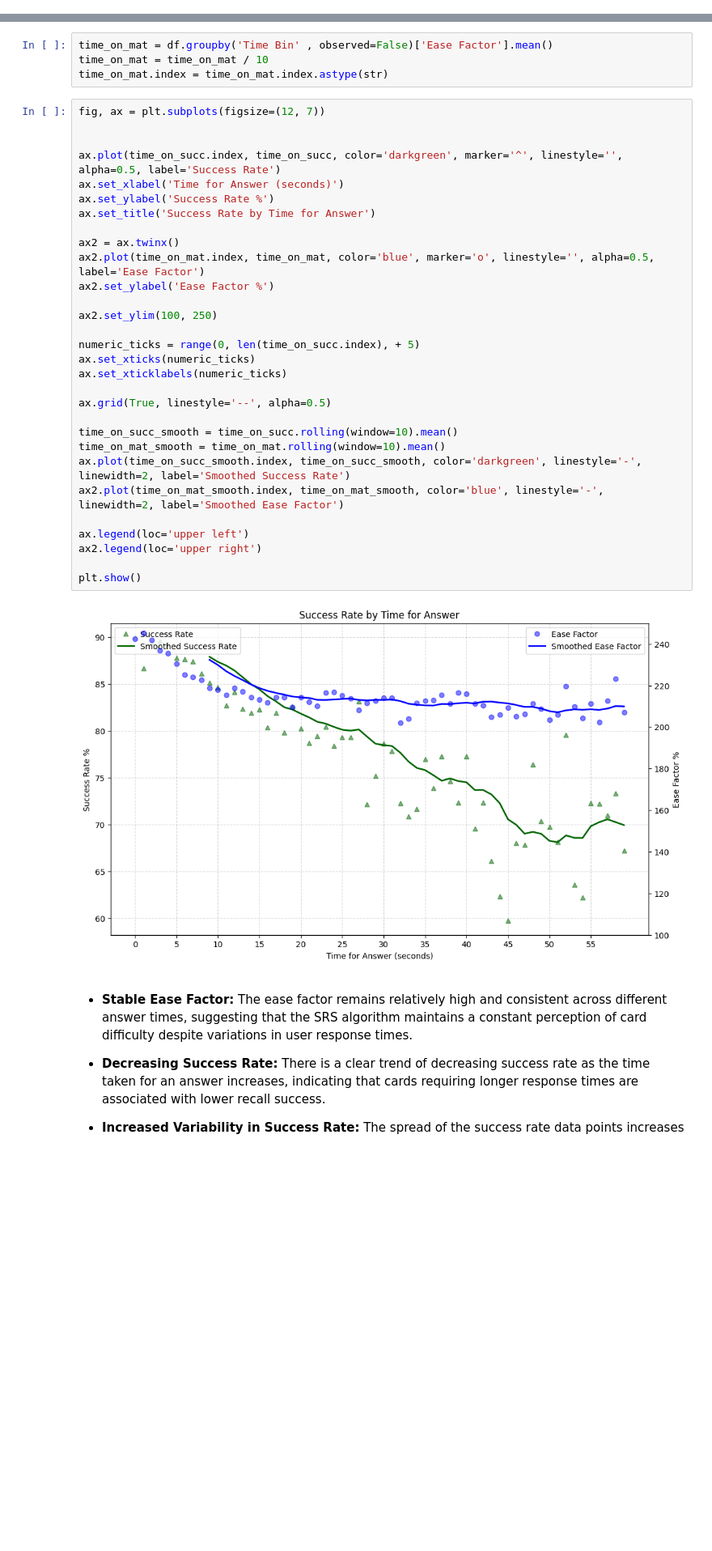
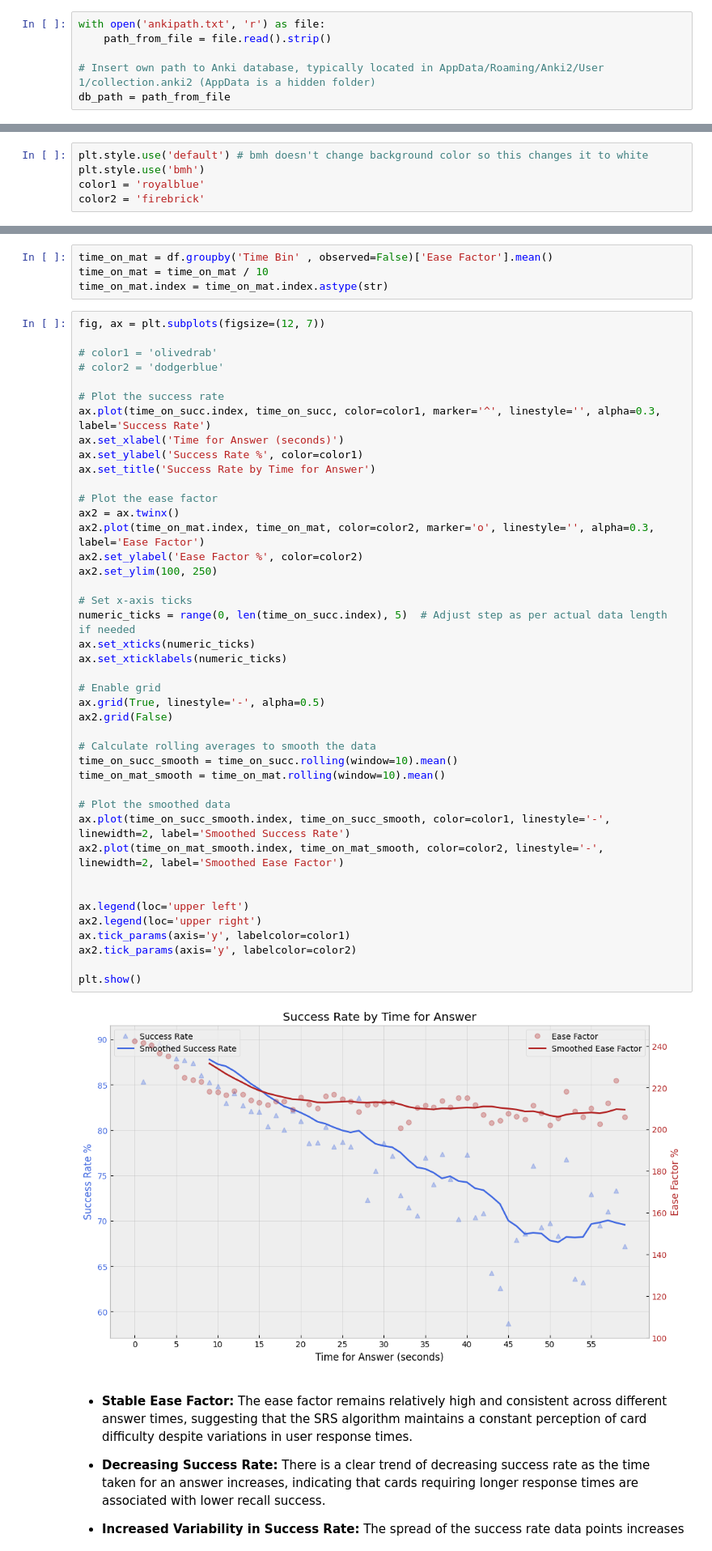
Before and after one commit to seanima9/AnkiStatsAnalyzer, a Jupyter notebook: Anki.ipynb, the cells around one changed output, grey strips where cells are left out. Shown: that part at 81% size. Saved outputs shown, nothing was run; the diff lists cells and outputs as text; blank space fills up the shorter version.

```diff
--- a/Anki.ipynb
+++ b/Anki.ipynb
@@ -19 +13,7 @@ conn = sqlite3.connect(db_path)
+# %%
+with open('ankipath.txt', 'r') as file:
+    path_from_file = file.read().strip()
+
+# Insert own path to Anki database, typically located in AppData/Roaming/Anki2/User 1/collection.anki2 (AppData is a hidden folder)
+db_path = path_from_file
 # %%
@@ -242,0 +209,5 @@ plt.show()
+# %%
+plt.style.use('default') # bmh doesn't change background color so this changes it to white
+plt.style.use('bmh')
+color1 = 'royalblue'
+color2 = 'firebrick'
@@ -437,35 +443,47 @@ time_on_mat.index = time_on_mat.index.astype(str)
 # %%
 fig, ax = plt.subplots(figsize=(12, 7))
 
+# color1 = 'olivedrab'
+# color2 = 'dodgerblue'
 
-ax.plot(time_on_succ.index, time_on_succ, color='darkgreen', marker='^', linestyle='', alpha=0.5, label='Success Rate')
+# Plot the success rate
+ax.plot(time_on_succ.index, time_on_succ, color=color1, marker='^', linestyle='', alpha=0.3, label='Success Rate')
 ax.set_xlabel('Time for Answer (seconds)')
-ax.set_ylabel('Success Rate %')
+ax.set_ylabel('Success Rate %', color=color1)
 ax.set_title('Success Rate by Time for Answer')
 
+# Plot the ease factor
 ax2 = ax.twinx()
-ax2.plot(time_on_mat.index, time_on_mat, color='blue', marker='o', linestyle='', alpha=0.5, label='Ease Factor')
-ax2.set_ylabel('Ease Factor %')
-
+ax2.plot(time_on_mat.index, time_on_mat, color=color2, marker='o', linestyle='', alpha=0.3, label='Ease Factor')
+ax2.set_ylabel('Ease Factor %', color=color2)
 ax2.set_ylim(100, 250)
 
-numeric_ticks = range(0, len(time_on_succ.index), + 5)
+# Set x-axis ticks
+numeric_ticks = range(0, len(time_on_succ.index), 5)  # Adjust step as per actual data length if needed
 ax.set_xticks(numeric_ticks)
 ax.set_xticklabels(numeric_ticks)
 
-ax.grid(True, linestyle='--', alpha=0.5)
+# Enable grid
+ax.grid(True, linestyle='-', alpha=0.5)
+ax2.grid(False)
 
+# Calculate rolling averages to smooth the data
 time_on_succ_smooth = time_on_succ.rolling(window=10).mean()
 time_on_mat_smooth = time_on_mat.rolling(window=10).mean()
-ax.plot(time_on_succ_smooth.index, time_on_succ_smooth, color='darkgreen', linestyle='-', linewidth=2, label='Smoothed Success Rate')
-ax2.plot(time_on_mat_smooth.index, time_on_mat_smooth, color='blue', linestyle='-', linewidth=2, label='Smoothed Ease Factor')
+
+# Plot the smoothed data
+ax.plot(time_on_succ_smooth.index, time_on_succ_smooth, color=color1, linestyle='-', linewidth=2, label='Smoothed Success Rate')
+ax2.plot(time_on_mat_smooth.index, time_on_mat_smooth, color=color2, linestyle='-', linewidth=2, label='Smoothed Ease Factor')
+
 
 ax.legend(loc='upper left')
 ax2.legend(loc='upper right')
+ax.tick_params(axis='y', labelcolor=color1)
+ax2.tick_params(axis='y', labelcolor=color2)
 
 plt.show()
 # %% [output]
-[figure, old version]
+[figure, new version]
 # %% [markdown]
 - **Stable Ease Factor:** The ease factor remains relatively high and consistent across different answer times, suggesting that the SRS algorithm maintains a constant perception of card difficulty despite variations in user response times.
 
```
Also changed, not shown: parts of 18 cells of this notebook, 3 other files.
